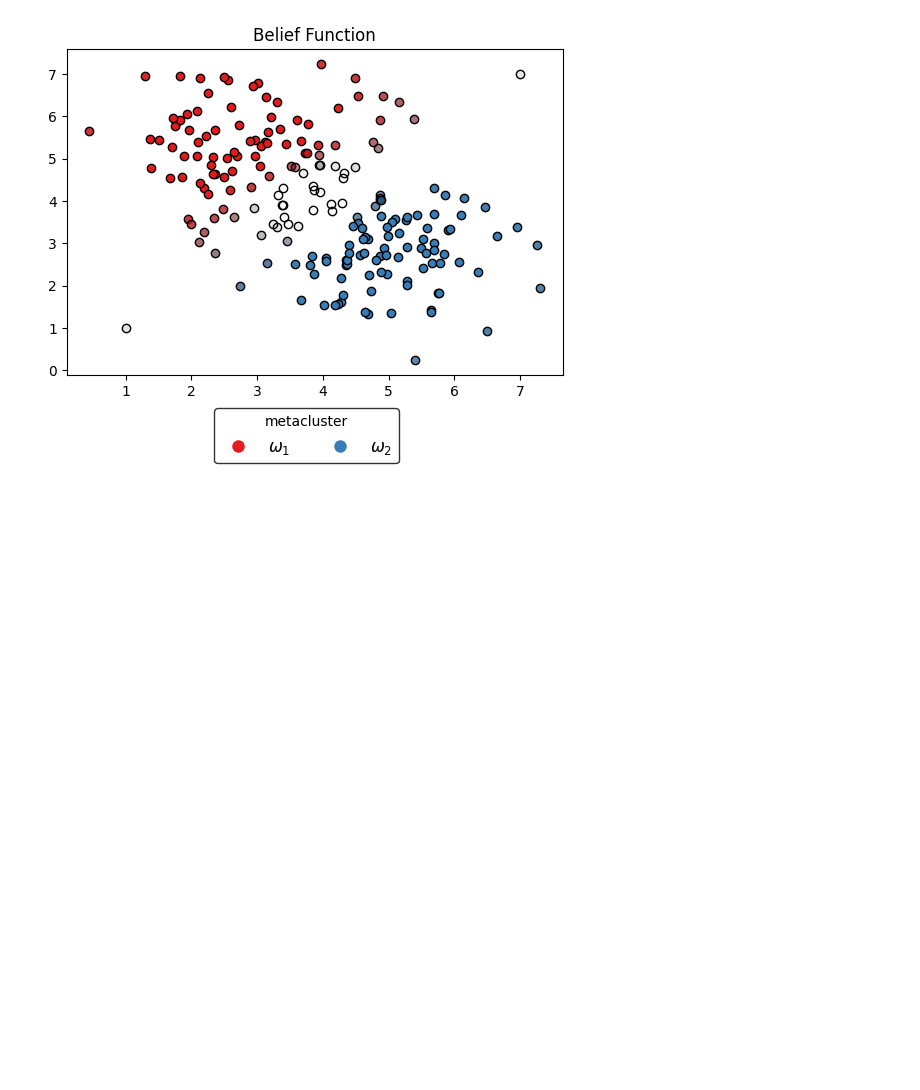
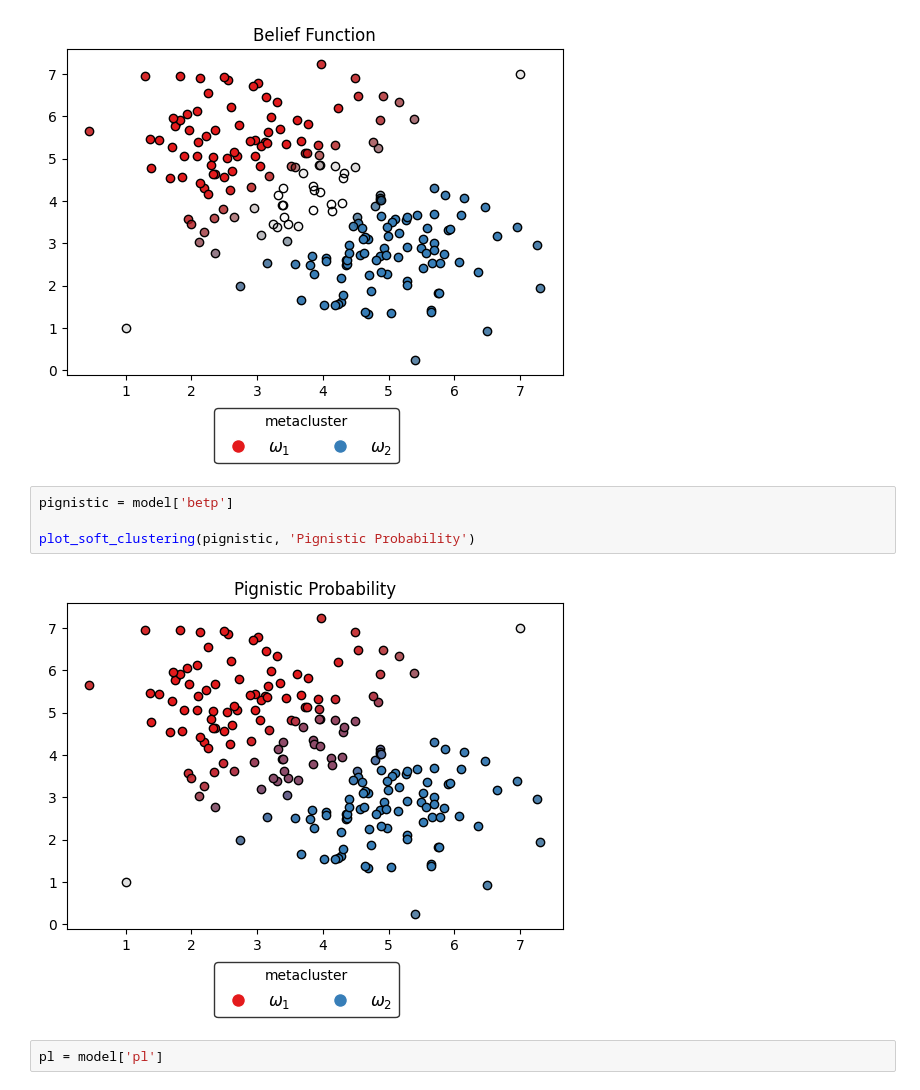
Before and after one commit to victorsouza89/clustering-examples, a Jupyter notebook: clustering_synth.ipynb, the cells around one changed output. Drawn from its saved outputs; the diff is of its cells as text; blank space fills up the shorter version.

```diff
--- a/clustering_synth.ipynb
+++ b/clustering_synth.ipynb
@@ -121,3 +122,11 @@ bel = model['bel']
 plot_soft_clustering(bel, 'Belief Function')
 # %% [output]
 [figure]
+# %%
+pignistic = model['betp']
+
+plot_soft_clustering(pignistic, 'Pignistic Probability')
+# %% [output]
+[figure, added]
+# %%
+pl = model['pl']
```
Also changed, not shown: parts of 3 cells of this notebook, 1 other file.
